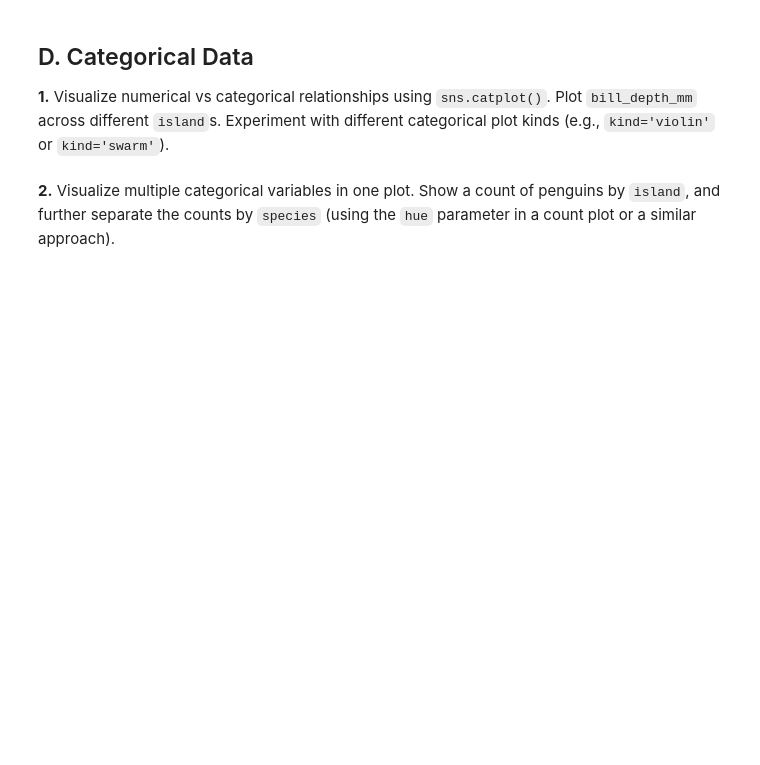
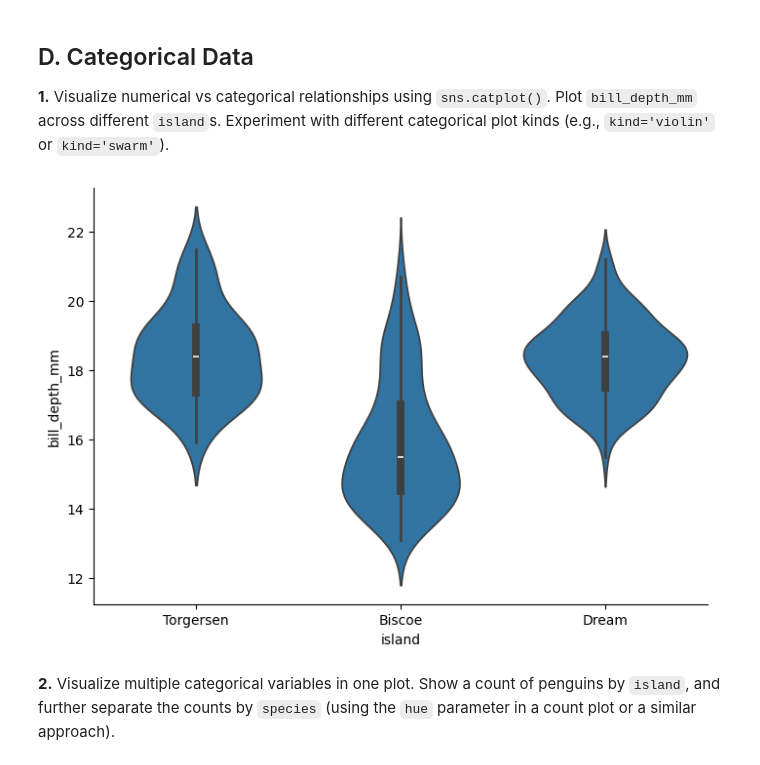
Before and after one commit to az1800/B5, a Jupyter notebook: Student/W2/Exercises/m3-2_exercise.ipynb, the cells around one changed output. Drawn from its saved outputs; the diff is of its cells as text; code cells hidden in the pictures; blank space fills up the shorter version.

```diff
--- a/Student/W2/Exercises/m3-2_exercise.ipynb
+++ b/Student/W2/Exercises/m3-2_exercise.ipynb
@@ -181,2 +179,15 @@ The color intensity shows how many penguins fall into each combination of bill l
+# %%
+# YOUR CODE
+sns.catplot(
+    data=df,
+    x="island",
+    y="bill_depth_mm",
+    kind="violin",
+    height=5,
+    aspect=1.4
+)
+plt.show()
+# %% [output]
+[figure, added]
 # %% [markdown]
 **2.** Visualize multiple categorical variables in one plot. Show a count of penguins by `island`, and further separate the counts by `species` (using the `hue` parameter in a count plot or a similar approach).
```
Also changed, not shown: parts of 3 cells of this notebook.
